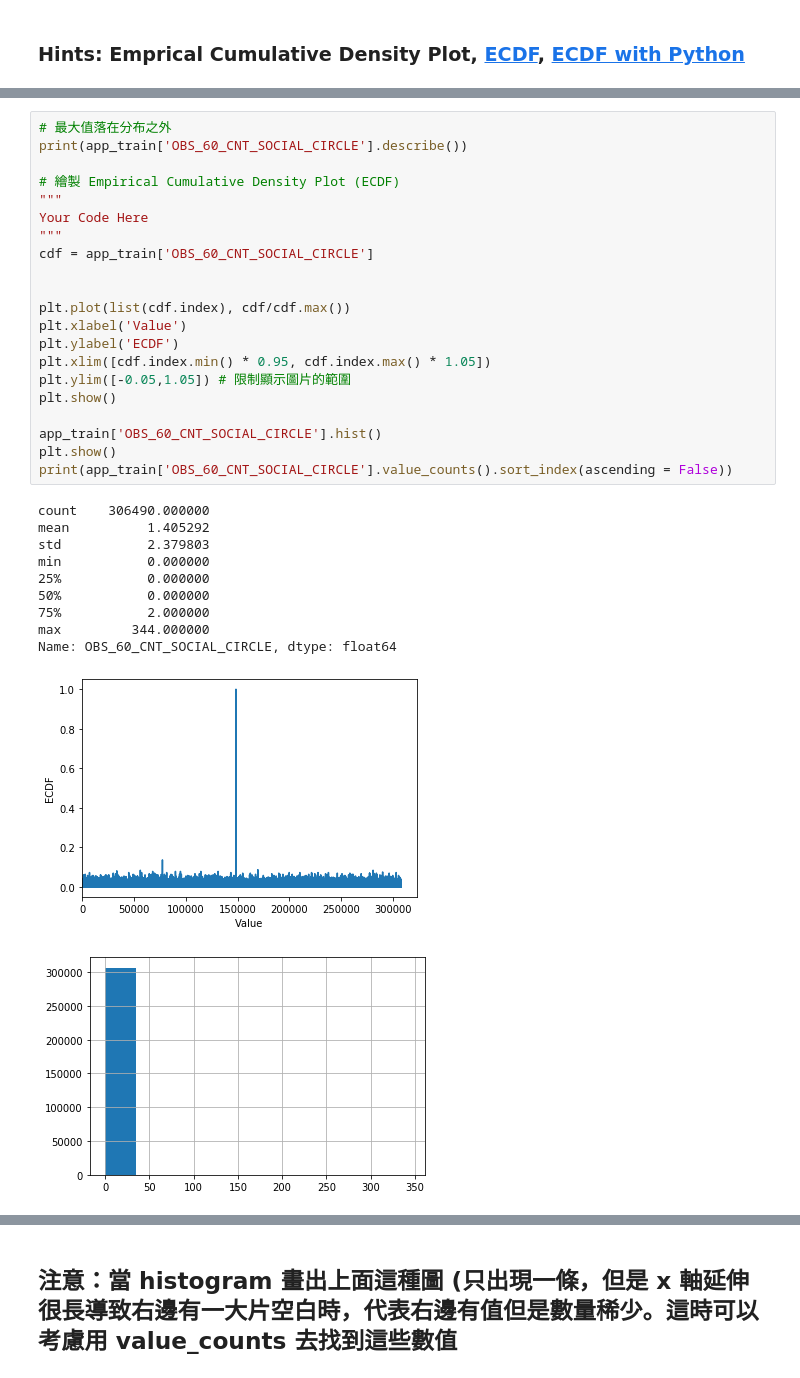
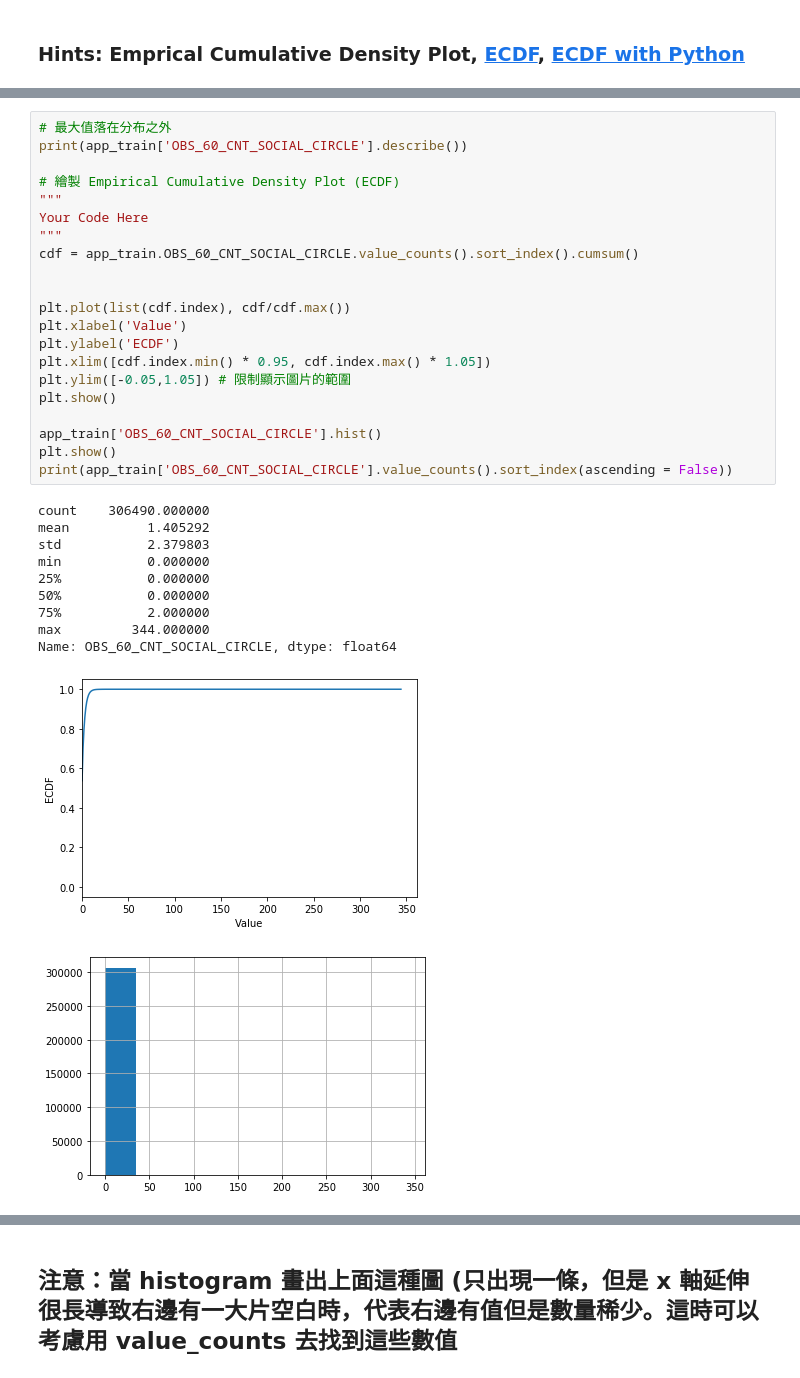
Before and after one commit to stevenHuang0604/ML100Days, a Jupyter notebook: homework/Day_009/Day_009_HW.ipynb, the cells around one changed output, grey strips where cells are left out. Cells and saved outputs as stored; diff of their text form.

```diff
--- a/homework/Day_009/Day_009_HW.ipynb
+++ b/homework/Day_009/Day_009_HW.ipynb
@@ -183,35 +192,35 @@ Name: REGION_POPULATION_RELATIVE, Length: 81, dtype: int64
 # %%
 # 最大值落在分布之外
 print(app_train['OBS_60_CNT_SOCIAL_CIRCLE'].describe())
 
 # 繪製 Empirical Cumulative Density Plot (ECDF)
 """
 Your Code Here
 """
-cdf = app_train['OBS_60_CNT_SOCIAL_CIRCLE']
+cdf = app_train.OBS_60_CNT_SOCIAL_CIRCLE.value_counts().sort_index().cumsum()
 
 
 plt.plot(list(cdf.index), cdf/cdf.max())
 plt.xlabel('Value')
 plt.ylabel('ECDF')
 plt.xlim([cdf.index.min() * 0.95, cdf.index.max() * 1.05])
 plt.ylim([-0.05,1.05]) # 限制顯示圖片的範圍
 plt.show()
 
 app_train['OBS_60_CNT_SOCIAL_CIRCLE'].hist()
 plt.show()
 print(app_train['OBS_60_CNT_SOCIAL_CIRCLE'].value_counts().sort_index(ascending = False))
 # %% [output]
 count    306490.000000
 mean          1.405292
 std           2.379803
 min           0.000000
 25%           0.000000
 50%           0.000000
 75%           2.000000
 max         344.000000
 Name: OBS_60_CNT_SOCIAL_CIRCLE, dtype: float64
-[figure, old version]
+[figure, new version]
 [figure]
 344.0         1
 47.0          1
```
Also changed, not shown: parts of 4 cells of this notebook.
